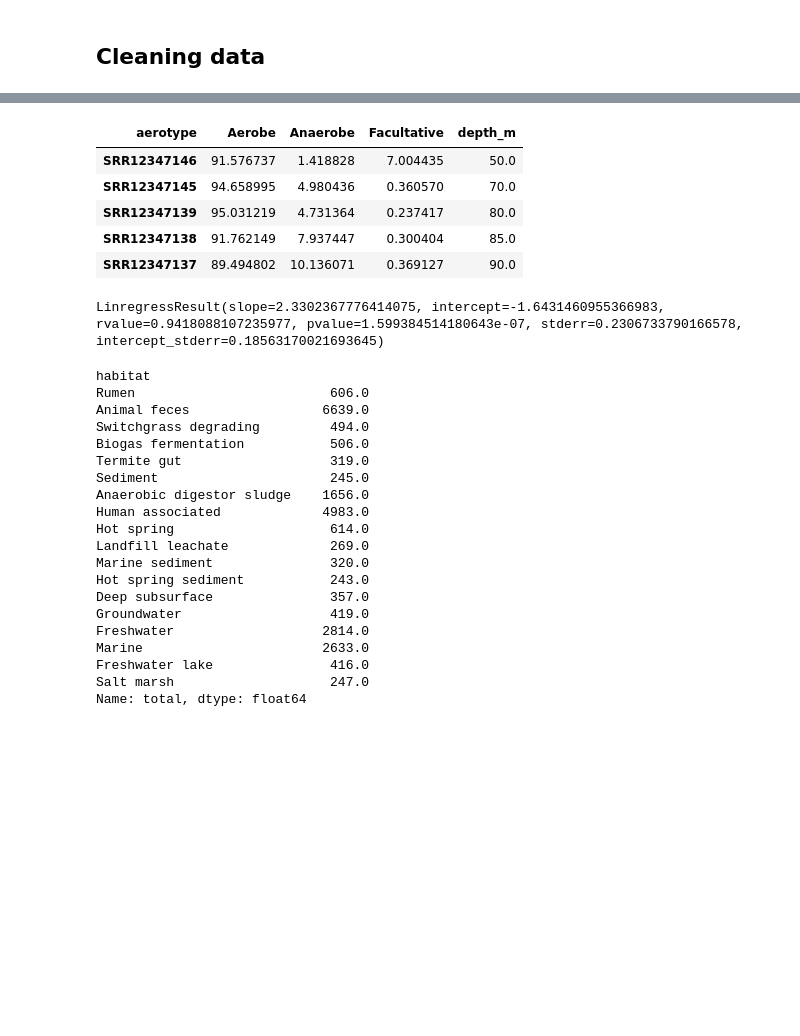
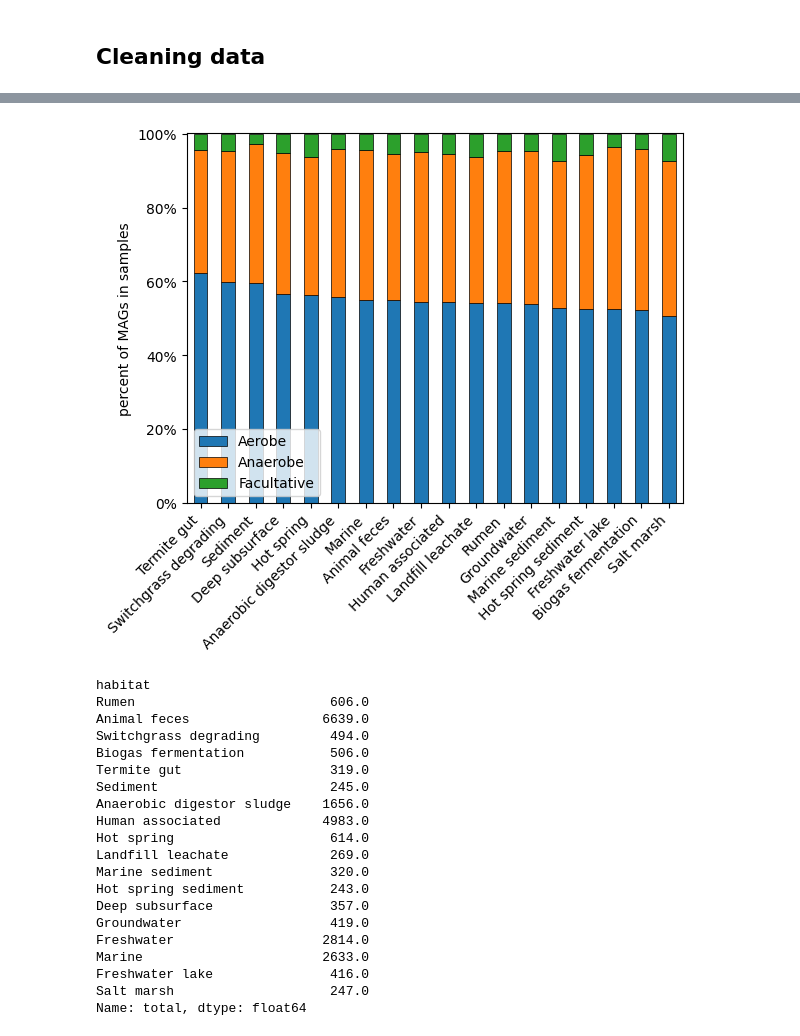
Before and after one commit to jgoldford/aerobot, a Jupyter notebook: aerobot/notebooks/figure_02.ipynb, the cells around one changed output, grey strips where cells are left out. Saved outputs shown, nothing was run; the diff lists cells and outputs as text; code cells hidden in the pictures; blank space fills up the shorter version.

```diff
--- a/aerobot/notebooks/figure_02.ipynb
+++ b/aerobot/notebooks/figure_02.ipynb
@@ -82 +151,19 @@ plt.show()
+# %%
+
+fig, ax = plt.subplots()
+
+cols = ['habitat', 'anaerobe_percent', 'aerobe_percent', 'facultative_percent']
+mean_fractions_df = pd.read_csv(os.path.join(RESULTS_PATH, 'emb_mean_fractions_by_habitat.csv'))
+mean_fractions_df = mean_fractions_df[(mean_fractions_df.total > 240) & ~mean_fractions_df.habitat.str.match('Host-associated')]
+mean_fractions_df = mean_fractions_df[cols].set_index('habitat').sort_values('anaerobe_percent', ascending=False)
+
+mean_fractions_df.plot(kind='bar', stacked=True, ax=ax, legend=False, edgecolor='k', linewidth=0.5)
+ax.legend(['Aerobe', 'Anaerobe', 'Facultative'], loc=3)
+ax.set_ylabel('percent of MAGs in samples')
+ax.set_xlabel('')
+ax.set_xticks(np.arange(len(mean_fractions_df.index)), labels=mean_fractions_df.index.values, rotation=45, ha='right')
+ax.set_ylim(0, 100.1)
+ax.yaxis.set_major_formatter(ticks.PercentFormatter())
+# %% [output]
+[figure, added]
 # %%
@@ -95,41 +182,32 @@ black_sea_metadata.sort_values('depth_m', inplace=True)
 # %%
-# Load the black sea MAG inference results
-black_sea_aerotypes = pd.read_csv('../../results/black-sea/black_sea_aerotypes.aa3merModel.csv', index_col=0)
-black_sea_MAG_fractions = pd.read_csv('../../results/black-sea/blackSea.MAGfraction.04Feb2023.csv', index_col=0).drop('*')
+# # Load the black sea MAG inference results
+# black_sea_aerotypes = pd.read_csv('../../results/black-sea/black_sea_aerotypes.aa3merModel.csv', index_col=0)
+# black_sea_MAG_fractions = pd.read_csv('../../results/black-sea/blackSea.MAGfraction.04Feb2023.csv', index_col=0).drop('*')
 
-black_sea_MAG_fractions['aerotype'] = black_sea_aerotypes.loc[black_sea_MAG_fractions.index]
-O2_utilzation_fracs = black_sea_MAG_fractions.groupby('aerotype').sum().T
-O2_utilization_pcts = O2_utilzation_fracs*100
+# black_sea_MAG_fractions['aerotype'] = black_sea_aerotypes.loc[black_sea_MAG_fractions.index]
+# O2_utilzation_fracs = black_sea_MAG_fractions.groupby('aerotype').sum().T
+# O2_utilization_pcts = O2_utilzation_fracs*100
 
-# Check the totals
-totals = O2_utilization_pcts.sum(axis=1)
-assert (totals - 100).abs().max() < 1e-6
+# # Check the totals
+# totals = O2_utilization_pcts.sum(axis=1)
+# assert (totals - 100).abs().max() < 1e-6
 
-O2_utilization_pcts['depth_m'] = black_sea_metadata.loc[O2_utilization_pcts.index].depth_m
-O2_utilization_pcts.sort_values('depth_m', inplace=True)
-O2_utilization_pcts.head()
+# O2_utilization_pcts['depth_m'] = black_sea_metadata.loc[O2_utilization_pcts.index].depth_m
+# O2_utilization_pcts.sort_values('depth_m', inplace=True)
+# O2_utilization_pcts.head()
-# %% [output]
-| aerotype | Aerobe | Anaerobe | Facultative | depth_m |
-| SRR12347146 | 91.576737 | 1.418828 | 7.004435 | 50.0 |
-| SRR12347145 | 94.658995 | 4.980436 | 0.360570 | 70.0 |
-| SRR12347139 | 95.031219 | 4.731364 | 0.237417 | 80.0 |
-| SRR12347138 | 91.762149 | 7.937447 | 0.300404 | 85.0 |
-| SRR12347137 | 89.494802 | 10.136071 | 0.369127 | 90.0 |
 # %%
-# Perform regression analysis of O2/H2S ratio vs. aerobe/anaerobe ratio
-ox_sulfide_ratio = black_sea_metadata.o2_uM/black_sea_metadata.h2s_uM
-aerobe_anaerobe_ratio = O2_utilization_pcts.Aerobe/O2_utilization_pcts.Anaerobe
+# # Perform regression analysis of O2/H2S ratio vs. aerobe/anaerobe ratio
+# ox_sulfide_ratio = black_sea_metadata.o2_uM/black_sea_metadata.h2s_uM
+# aerobe_anaerobe_ratio = O2_utilization_pcts.Aerobe/O2_utilization_pcts.Anaerobe
 
-# linear regression of the log-log data
-log_ox_sulfide_ratio = np.log10(ox_sulfide_ratio)
-log_aerobe_anaerobe_ratio = np.log10(aerobe_anaerobe_ratio)
+# # linear regression of the log-log data
+# log_ox_sulfide_ratio = np.log10(ox_sulfide_ratio)
+# log_aerobe_anaerobe_ratio = np.log10(aerobe_anaerobe_ratio)
 
-reg_res = linregress(log_aerobe_anaerobe_ratio, log_ox_sulfide_ratio)
-print(reg_res)
-xs = np.logspace(-0.8, 2.1, 100)
-pred_ys = reg_res.intercept + reg_res.slope*np.log10(xs)
+# reg_res = linregress(log_aerobe_anaerobe_ratio, log_ox_sulfide_ratio)
+# print(reg_res)
+# xs = np.logspace(-0.8, 2.1, 100)
+# pred_ys = reg_res.intercept + reg_res.slope*np.log10(xs)
-# %% [output]
-LinregressResult(slope=2.3302367776414075, intercept=-1.6431460955366983, rvalue=0.9418088107235977, pvalue=1.599384514180643e-07, stderr=0.2306733790166578, intercept_stderr=0.18563170021693645)
 # %%
 fig = plt.figure(figsize=(6.875, 4), constrained_layout=True)
 subfigs = fig.subfigures(nrows=1, ncols=2, wspace=0.02,
```
Also changed, not shown: parts of 13 cells of this notebook, 1 other file.
